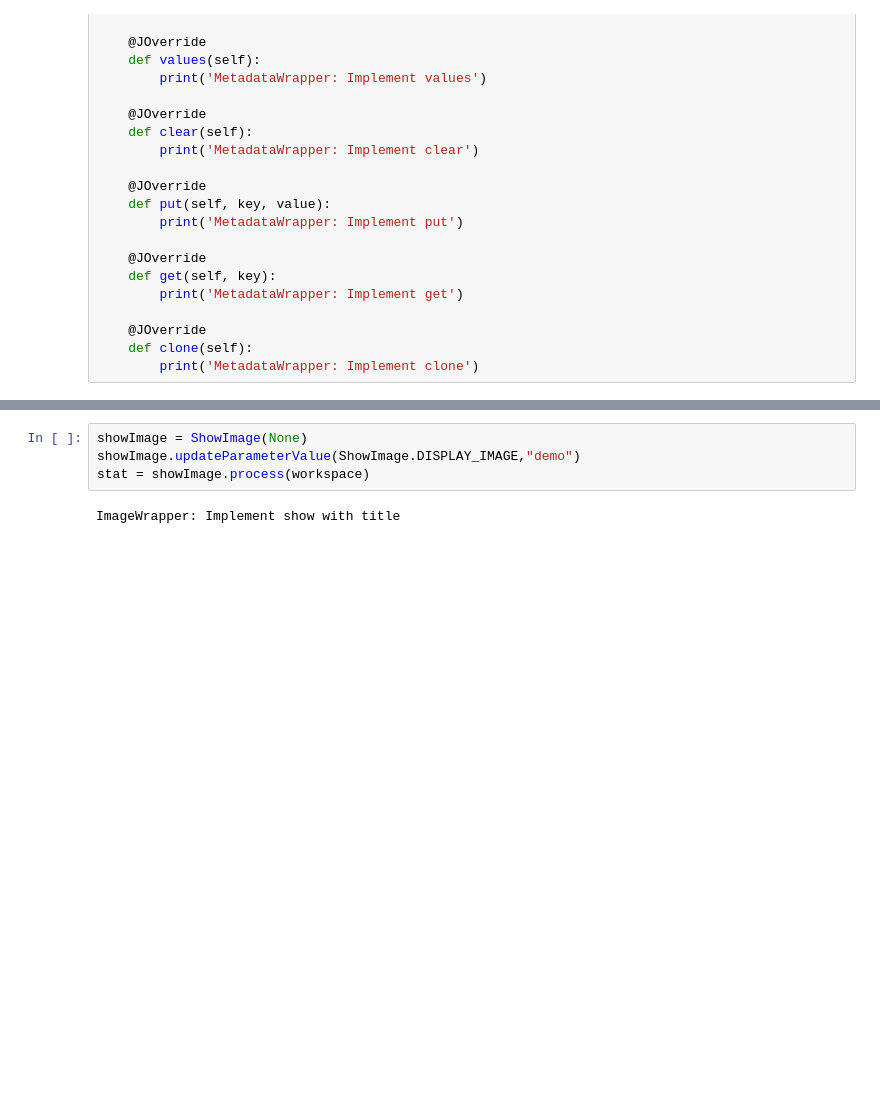
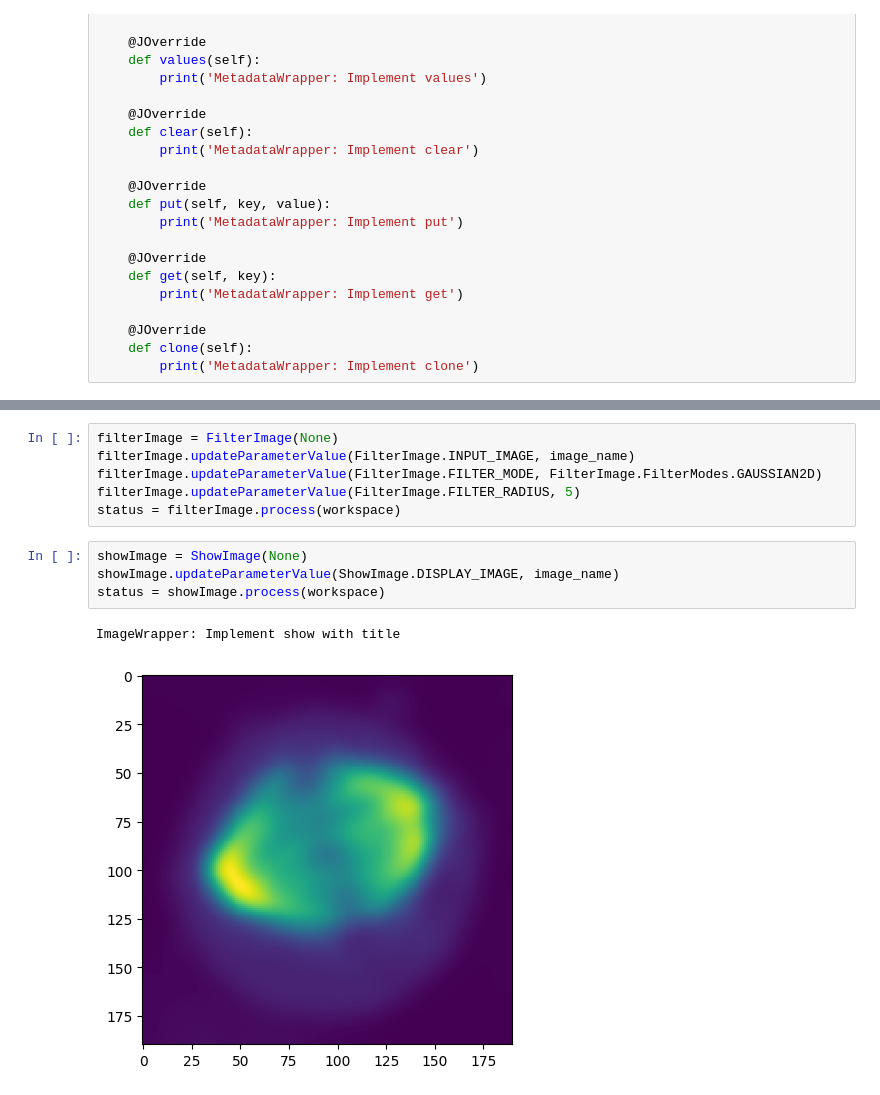
Before and after one commit to mianalysis/mia-python, a Jupyter notebook: Demo.ipynb, the cells around one changed output, grey strips where cells are left out. Saved outputs shown, nothing was run; the diff lists cells and outputs as text; blank space fills up the shorter version.

```diff
--- a/Demo.ipynb
+++ b/Demo.ipynb
@@ -601,6 +621,13 @@ workspace.addImage(image)
+# %%
+filterImage = FilterImage(None)
+filterImage.updateParameterValue(FilterImage.INPUT_IMAGE, image_name)
+filterImage.updateParameterValue(FilterImage.FILTER_MODE, FilterImage.FilterModes.GAUSSIAN2D)
+filterImage.updateParameterValue(FilterImage.FILTER_RADIUS, 5)
+status = filterImage.process(workspace)
 # %%
 showImage = ShowImage(None)
-showImage.updateParameterValue(ShowImage.DISPLAY_IMAGE,"demo")
-stat = showImage.process(workspace)
+showImage.updateParameterValue(ShowImage.DISPLAY_IMAGE, image_name)
+status = showImage.process(workspace)
 # %% [output]
 ImageWrapper: Implement show with title
+[figure, added]
```
Also changed, not shown: parts of 4 cells of this notebook.
